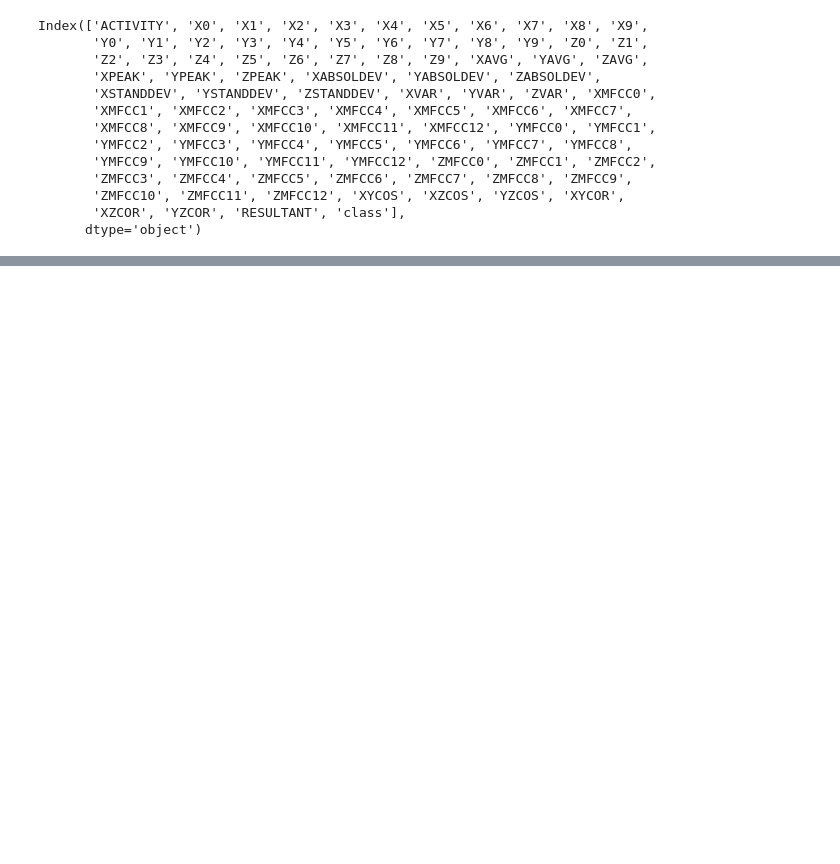
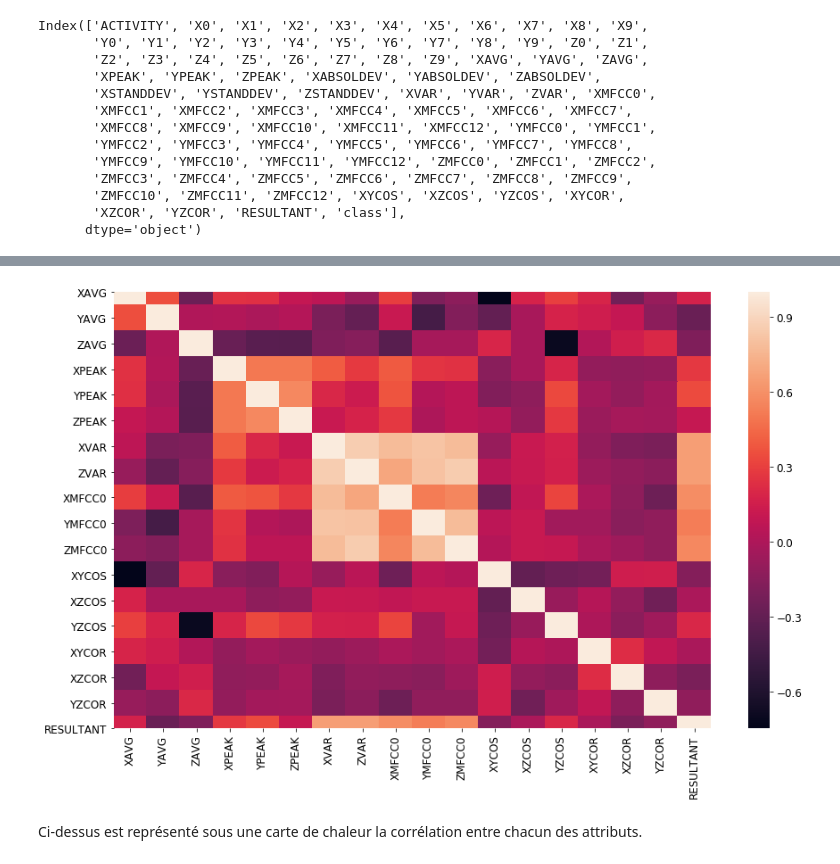
Before and after one commit to BaptisteSaintArnoult/human-activity-recognition, a Jupyter notebook: impersonnal_model_Mira.ipynb, the cells around one changed output, grey strips where cells are left out. Drawn from its saved outputs; the diff is of its cells as text; code cells hidden in the pictures; blank space fills up the shorter version.

```diff
--- a/watch_accel.ipynb
+++ b/impersonnal_model_Mira.ipynb
@@ -338,0 +412,9 @@ correlationMatrix["XPEAK"].sort_values(ascending=False)
+# %%
+import seaborn as sns
+fig, ax = plt.subplots(figsize=(15,9))
+heat_map = sns.heatmap(reducedCollection.corr())
+plt.show()
+# %% [output]
+[figure, added]
+# %% [markdown]
+Ci-dessus est représenté sous une carte de chaleur la corrélation entre chacun des attributs.
```
Also changed, not shown: parts of 26 cells of this notebook.
